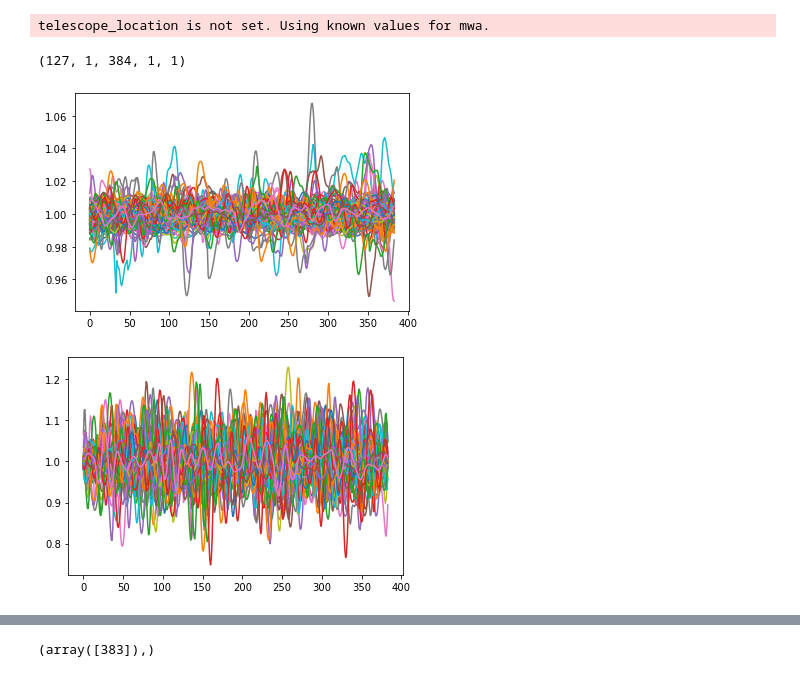
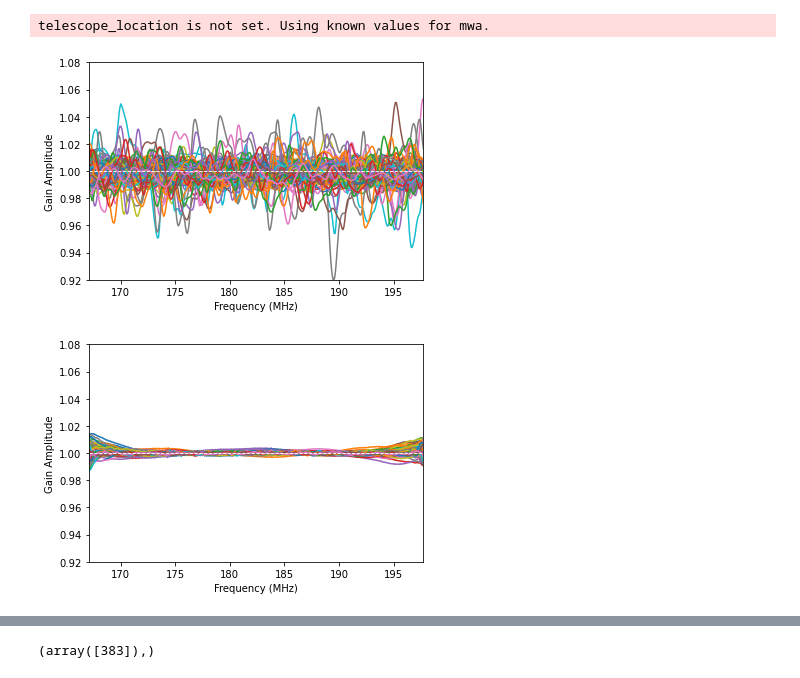
Before and after one commit to rlbyrne/rlb_LWA, a Jupyter notebook: notebooks/dwcal_test_plotting_Jan2022.ipynb, the cells around one changed output, grey strips where cells are left out. Cells and saved outputs as stored; diff of their text form; code cells hidden in the pictures.

```diff
--- a/notebooks/dwcal_test_plotting_Jan2022.ipynb
+++ b/notebooks/dwcal_test_plotting_Jan2022.ipynb
@@ -9,19 +9,25 @@ cal_dw = pyuvdata.UVCal()
 cal_dw.read_calfits('/Users/ruby/Astro/dwcal_tests_Jan2022/excluded_sources_wedge_excluded.calfits')
 # %% [output]
 telescope_location is not set. Using known values for mwa.
-# %%
-np.shape(cal_vanilla.gain_array)
-# %% [output]
-(127, 1, 384, 1, 1)
 # %%
-for ant_ind in range(127):
-    plt.plot(np.abs(cal_vanilla.gain_array[ant_ind,0,:,0,0]))
+for ant_ind in range(cal_vanilla.Nants_data):
+    plt.plot(np.squeeze(cal_vanilla.freq_array)/1e6, np.abs(cal_vanilla.gain_array[ant_ind,0,:,0,0]))
+    plt.xlim([np.min(cal_vanilla.freq_array)/1e6, np.max(cal_vanilla.freq_array)/1e6])
+    plt.ylim([1-.08,1+.08])
+    plt.xlabel('Frequency (MHz)')
+    plt.ylabel('Gain Amplitude')
+plt.plot([np.min(cal_vanilla.freq_array)/1e6, np.max(cal_vanilla.freq_array)/1e6], [1,1], color='white', linestyle='--', linewidth=0.9)
 plt.show()
 # %% [output]
-[figure, old version]
+[figure, new version]
 # %%
-for ant_ind in range(127):
-    plt.plot(np.abs(cal_dw.gain_array[ant_ind,0,:,0,0]))
+for ant_ind in range(cal_dw.Nants_data):
+    plt.plot(np.squeeze(cal_dw.freq_array)/1e6, np.abs(cal_dw.gain_array[ant_ind,0,:,0,0]))
+    plt.xlim([np.min(cal_dw.freq_array)/1e6, np.max(cal_dw.freq_array)/1e6])
+    plt.ylim([1-.08,1+.08])
+    plt.xlabel('Frequency (MHz)')
+    plt.ylabel('Gain Amplitude')
+plt.plot([np.min(cal_dw.freq_array)/1e6, np.max(cal_dw.freq_array)/1e6], [1,1], color='white', linestyle='--', linewidth=0.9)
 plt.show()
 # %% [output]
-[figure, old version]
+[figure, new version]
```
Also changed, not shown: parts of 30 cells of this notebook, 3 other files.
